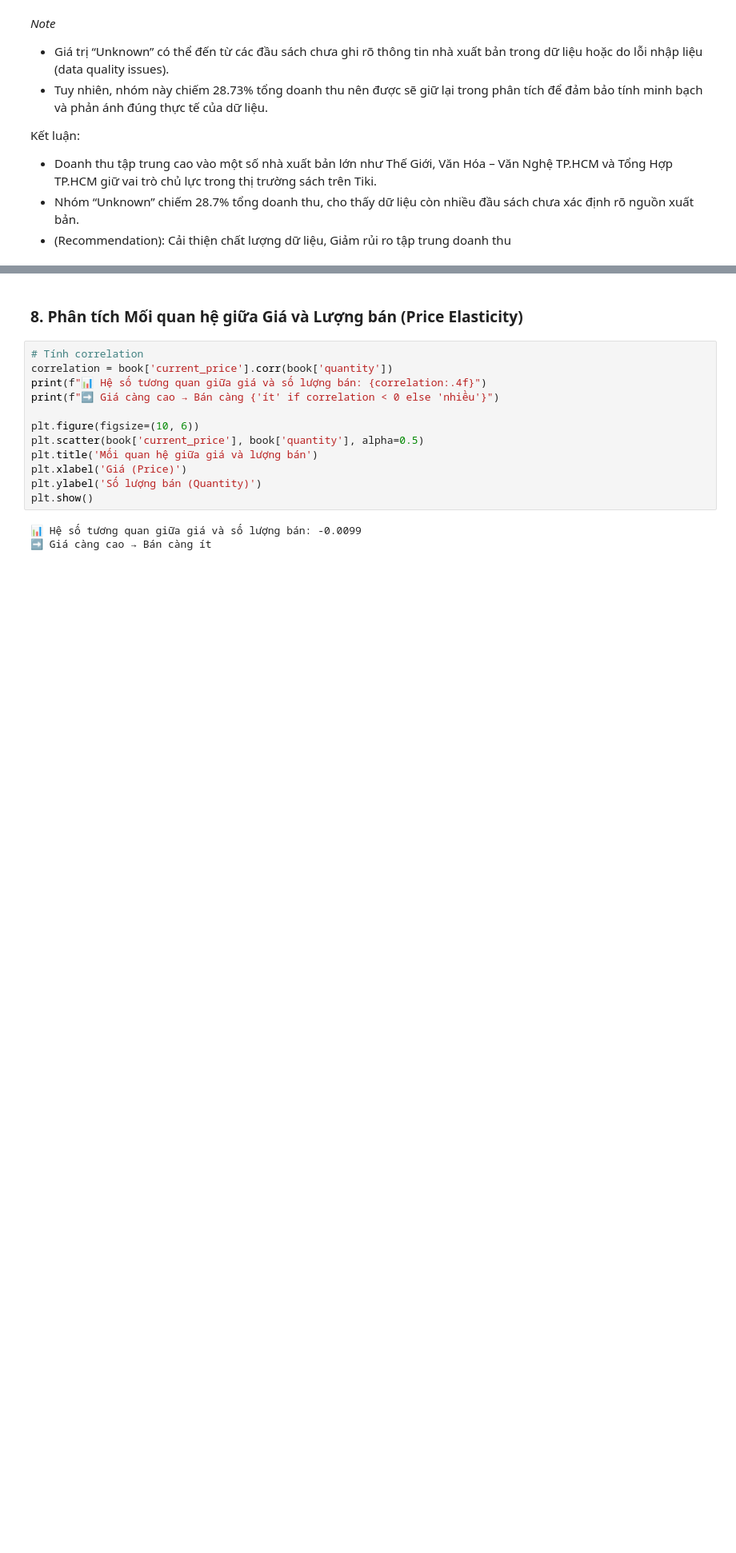
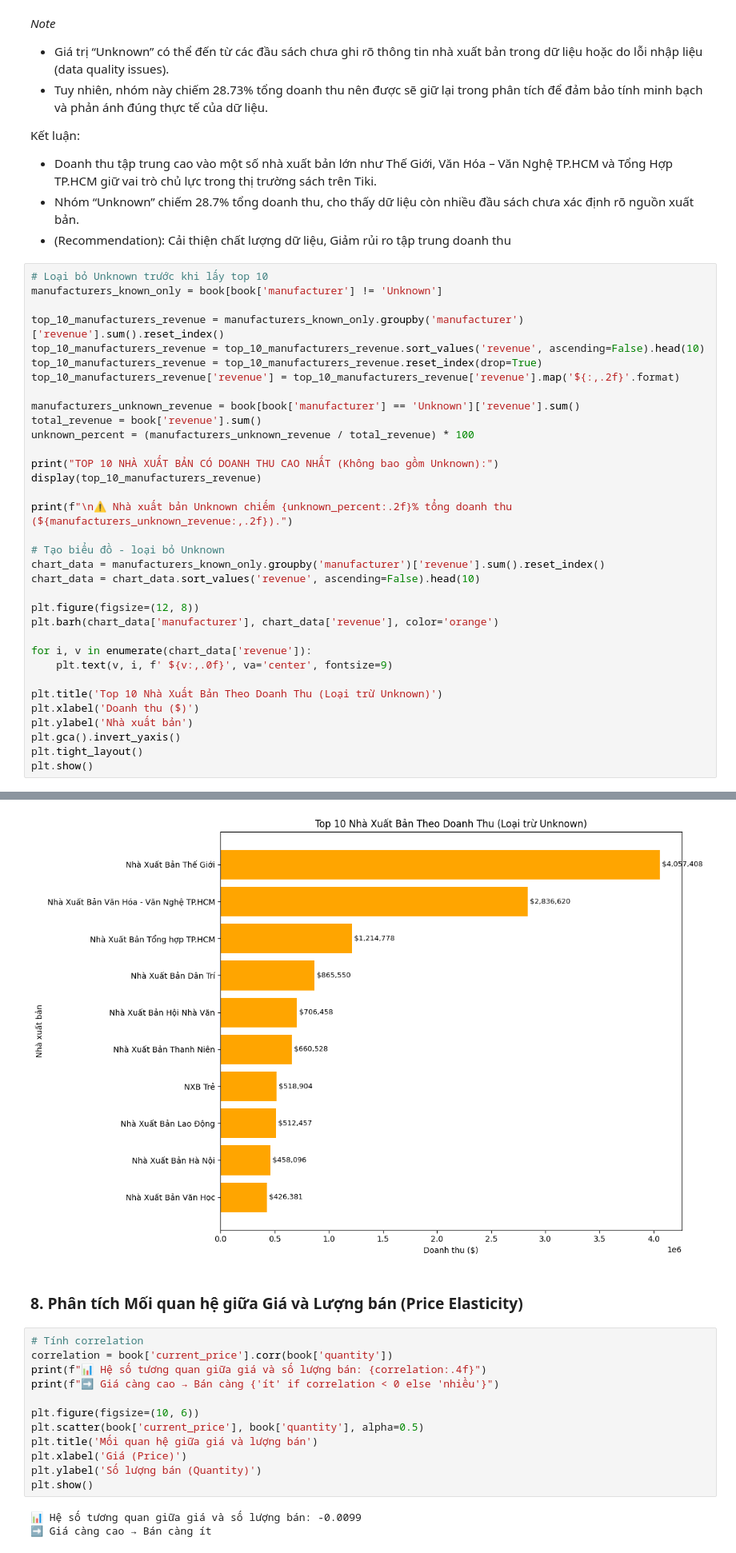
Before and after one commit to chgiabao04/cn-da22tta-chaugiabao-bookdata-machinelearning, a Jupyter notebook: src/eda.ipynb, the cells around one changed output, grey strips where cells are left out. Shown at 80% size. Saved outputs shown, nothing was run; the diff lists cells and outputs as text; blank space fills up the shorter version.

```diff
--- a/src/eda.ipynb
+++ b/src/eda.ipynb
@@ -325,3 +396,38 @@ Kết luận:
 - Doanh thu tập trung cao vào một số nhà xuất bản lớn như Thế Giới, Văn Hóa – Văn Nghệ TP.HCM và Tổng Hợp TP.HCM giữ vai trò chủ lực trong thị trường sách trên Tiki.
 - Nhóm “Unknown” chiếm 28.7% tổng doanh thu, cho thấy dữ liệu còn nhiều đầu sách chưa xác định rõ nguồn xuất bản.
 - (Recommendation): Cải thiện chất lượng dữ liệu, Giảm rủi ro tập trung doanh thu
+# %%
+# Loại bỏ Unknown trước khi lấy top 10
+manufacturers_known_only = book[book['manufacturer'] != 'Unknown']
+
+top_10_manufacturers_revenue = manufacturers_known_only.groupby('manufacturer')['revenue'].sum().reset_index()
+top_10_manufacturers_revenue = top_10_manufacturers_revenue.sort_values('revenue', ascending=False).head(10)
+top_10_manufacturers_revenue = top_10_manufacturers_revenue.reset_index(drop=True)
+top_10_manufacturers_revenue['revenue'] = top_10_manufacturers_revenue['revenue'].map('${:,.2f}'.format)
+
+manufacturers_unknown_revenue = book[book['manufacturer'] == 'Unknown']['revenue'].sum()
+total_revenue = book['revenue'].sum()
+unknown_percent = (manufacturers_unknown_revenue / total_revenue) * 100
+
+print("TOP 10 NHÀ XUẤT BẢN CÓ DOANH THU CAO NHẤT (Không bao gồm Unknown):")
+display(top_10_manufacturers_revenue)
+
+print(f"\n⚠️ Nhà xuất bản Unknown chiếm {unknown_percent:.2f}% tổng doanh thu (${manufacturers_unknown_revenue:,.2f}).")
+
+# Tạo biểu đồ - loại bỏ Unknown
+chart_data = manufacturers_known_only.groupby('manufacturer')['revenue'].sum().reset_index()
+chart_data = chart_data.sort_values('revenue', ascending=False).head(10)
+
+plt.figure(figsize=(12, 8))
+plt.barh(chart_data['manufacturer'], chart_data['revenue'], color='orange')
+
+for i, v in enumerate(chart_data['revenue']):
+    plt.text(v, i, f' ${v:,.0f}', va='center', fontsize=9)
+
+plt.title('Top 10 Nhà Xuất Bản Theo Doanh Thu (Loại trừ Unknown)')
+plt.xlabel('Doanh thu ($)')
+plt.ylabel('Nhà xuất bản')
+plt.gca().invert_yaxis()
+plt.tight_layout()
+plt.show()
+# %% [output]
@@ -328,3 +447,4 @@ Kết luận:
+[figure, added]
 # %% [markdown]
 ### 8. Phân tích Mối quan hệ giữa Giá và Lượng bán (Price Elasticity)
 # %%
```
Also changed, not shown: parts of 23 cells of this notebook.
